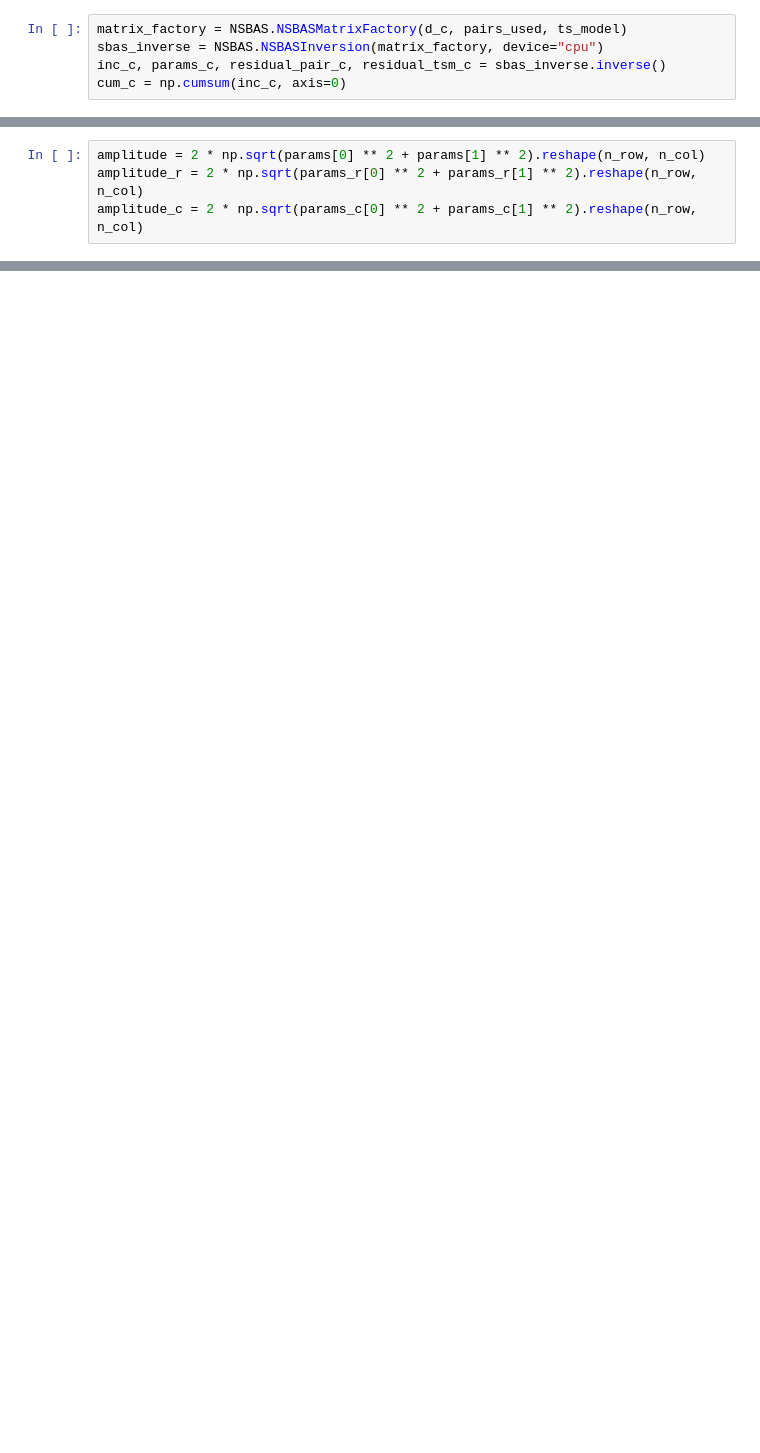
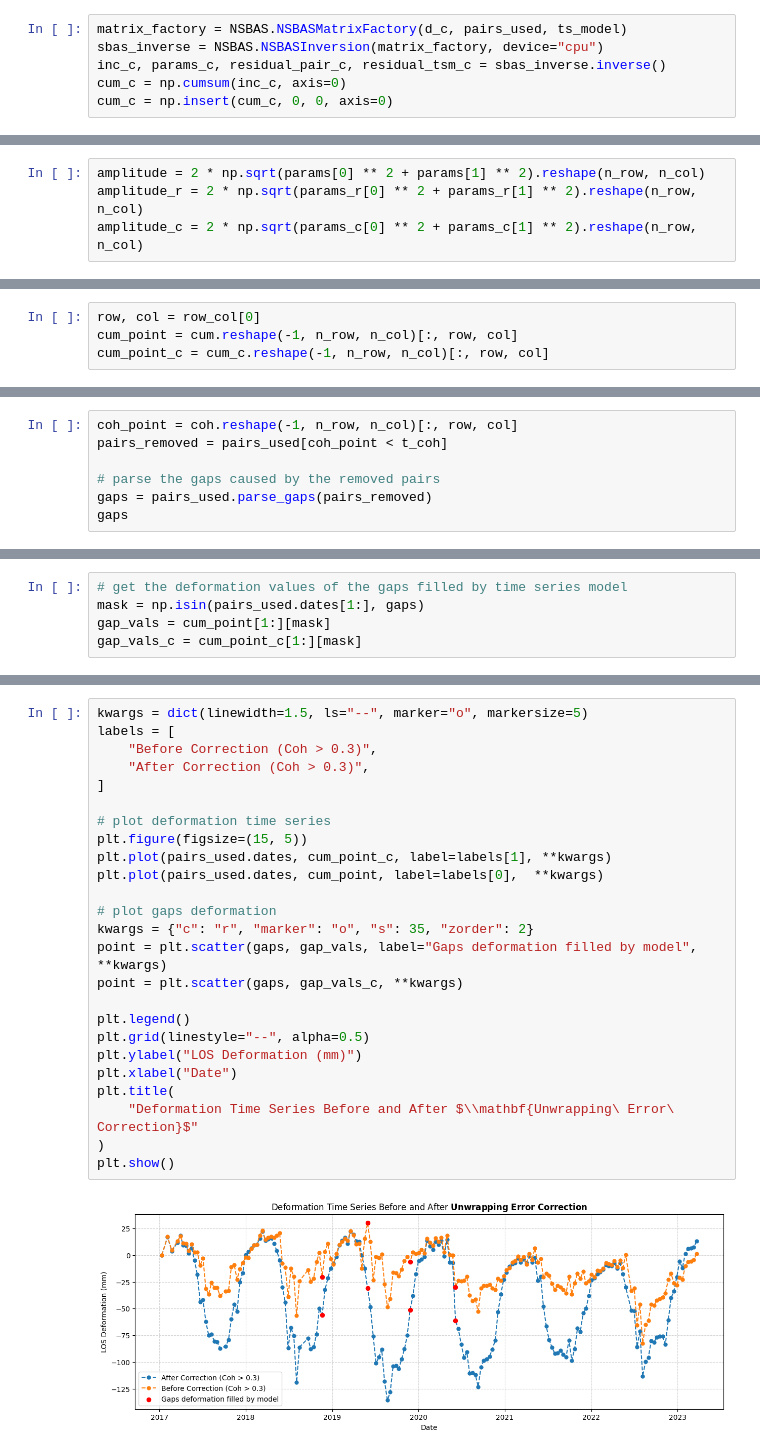
Before and after one commit to Fanchengyan/FanInSAR, a Jupyter notebook: docs/source/user_guide/quick_start.ipynb, the cells around one changed output, grey strips where cells are left out. Cells and saved outputs as stored; diff of their text form; blank space fills up the shorter version.

```diff
--- a/docs/source/user_guide/quick_start.ipynb
+++ b/docs/source/user_guide/quick_start.ipynb
@@ -377,4 +417,5 @@ matrix_factory = NSBAS.NSBASMatrixFactory(d_c, pairs_used, ts_model)
 sbas_inverse = NSBAS.NSBASInversion(matrix_factory, device="cpu")
 inc_c, params_c, residual_pair_c, residual_tsm_c = sbas_inverse.inverse()
 cum_c = np.cumsum(inc_c, axis=0)
+cum_c = np.insert(cum_c, 0, 0, axis=0)
 # %% [markdown]
@@ -435,0 +491,4 @@ _ = fig.suptitle("Seasonal Amplitude of Deformation (mm)", fontsize=16)
+# %%
+row, col = row_col[0]
+cum_point = cum.reshape(-1, n_row, n_col)[:, row, col]
+cum_point_c = cum_c.reshape(-1, n_row, n_col)[:, row, col]
@@ -435,0 +501,7 @@ _ = fig.suptitle("Seasonal Amplitude of Deformation (mm)", fontsize=16)
+# %%
+coh_point = coh.reshape(-1, n_row, n_col)[:, row, col]
+pairs_removed = pairs_used[coh_point < t_coh]
+
+# parse the gaps caused by the removed pairs
+gaps = pairs_used.parse_gaps(pairs_removed)
+gaps
@@ -435,0 +512,5 @@ _ = fig.suptitle("Seasonal Amplitude of Deformation (mm)", fontsize=16)
+# %%
+# get the deformation values of the gaps filled by time series model
+mask = np.isin(pairs_used.dates[1:], gaps)
+gap_vals = cum_point[1:][mask]
+gap_vals_c = cum_point_c[1:][mask]
@@ -435,0 +519,27 @@ _ = fig.suptitle("Seasonal Amplitude of Deformation (mm)", fontsize=16)
+# %%
+kwargs = dict(linewidth=1.5, ls="--", marker="o", markersize=5)
+labels = [
+    "Before Correction (Coh > 0.3)",
+    "After Correction (Coh > 0.3)",
+]
+
+# plot deformation time series
+plt.figure(figsize=(15, 5))
+plt.plot(pairs_used.dates, cum_point_c, label=labels[1], **kwargs)
+plt.plot(pairs_used.dates, cum_point, label=labels[0],  **kwargs)
+
+# plot gaps deformation
+kwargs = {"c": "r", "marker": "o", "s": 35, "zorder": 2}
+point = plt.scatter(gaps, gap_vals, label="Gaps deformation filled by model", **kwargs)
+point = plt.scatter(gaps, gap_vals_c, **kwargs)
+
+plt.legend()
+plt.grid(linestyle="--", alpha=0.5)
+plt.ylabel("LOS Deformation (mm)")
+plt.xlabel("Date")
+plt.title(
+    "Deformation Time Series Before and After $\\mathbf{Unwrapping\ Error\ Correction}$"
+)
+plt.show()
+# %% [output]
+[figure, added]
```
Also changed, not shown: parts of 23 cells of this notebook, 2 other files.
